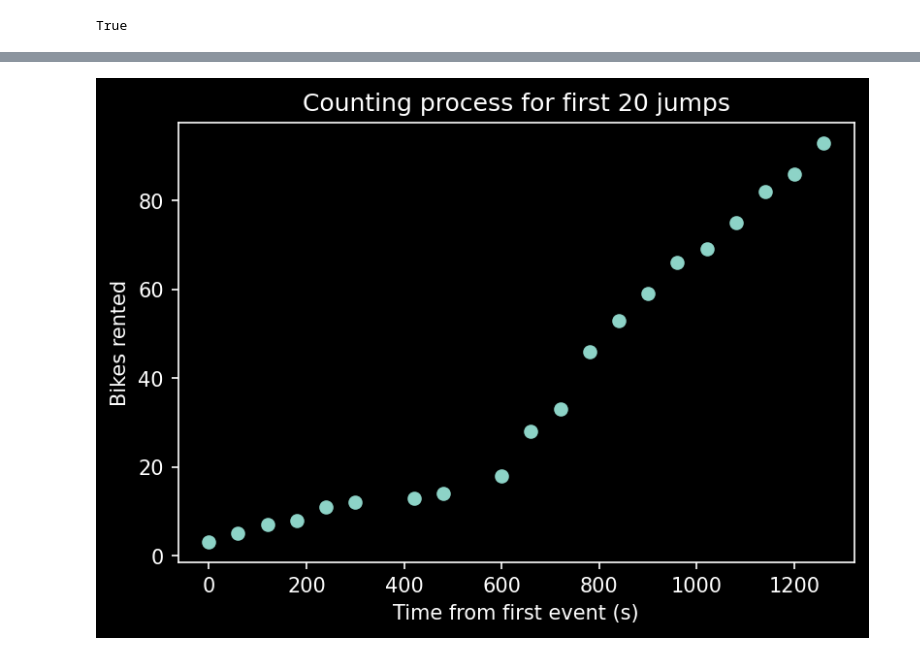
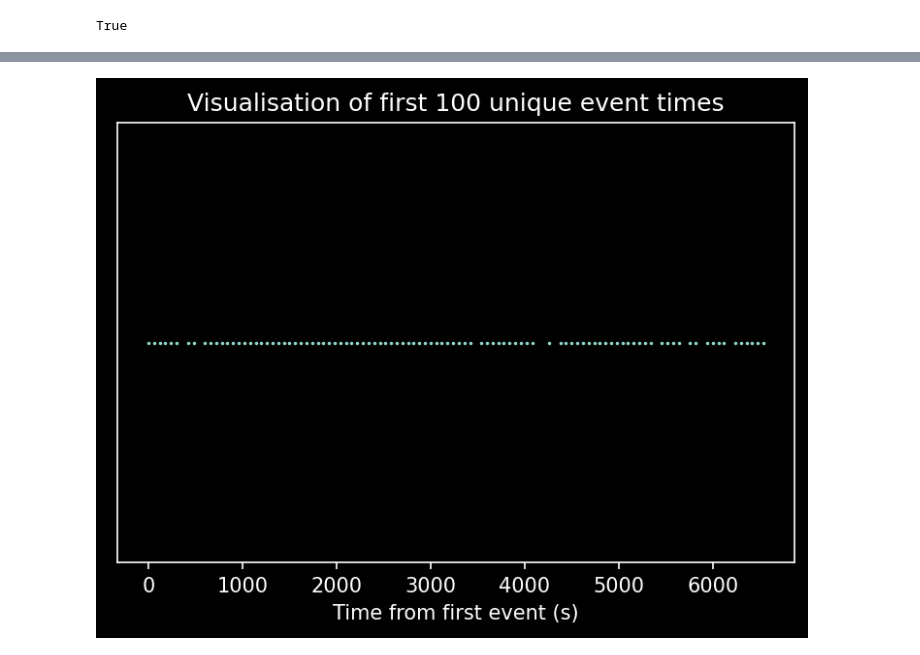
Before and after one commit to carlosaccp/Santander-SE-ME, a Jupyter notebook: analysis/EDA.ipynb, the cells around one changed output, grey strips where cells are left out. Saved outputs shown, nothing was run; the diff lists cells and outputs as text; code cells hidden in the pictures.

```diff
--- a/analysis/EDA.ipynb
+++ b/analysis/EDA.ipynb
@@ -193,4 +189,4 @@ plot_n_unique_events(20)
-# %%
-plot_n_counting_process(20)
-# %% [output]
-[figure, removed]
+# %%
+plot_n_unique_events(100, s=0.5)
+# %% [output]
+[figure, added]
```
Also changed, not shown: parts of 5 cells of this notebook.
